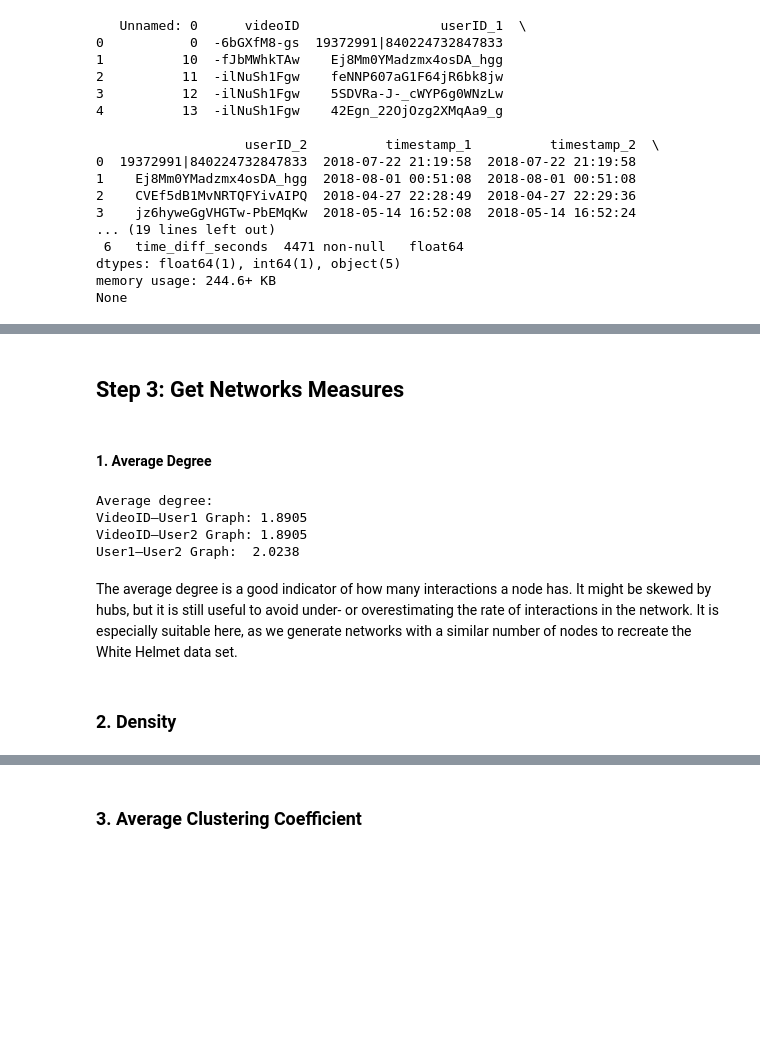
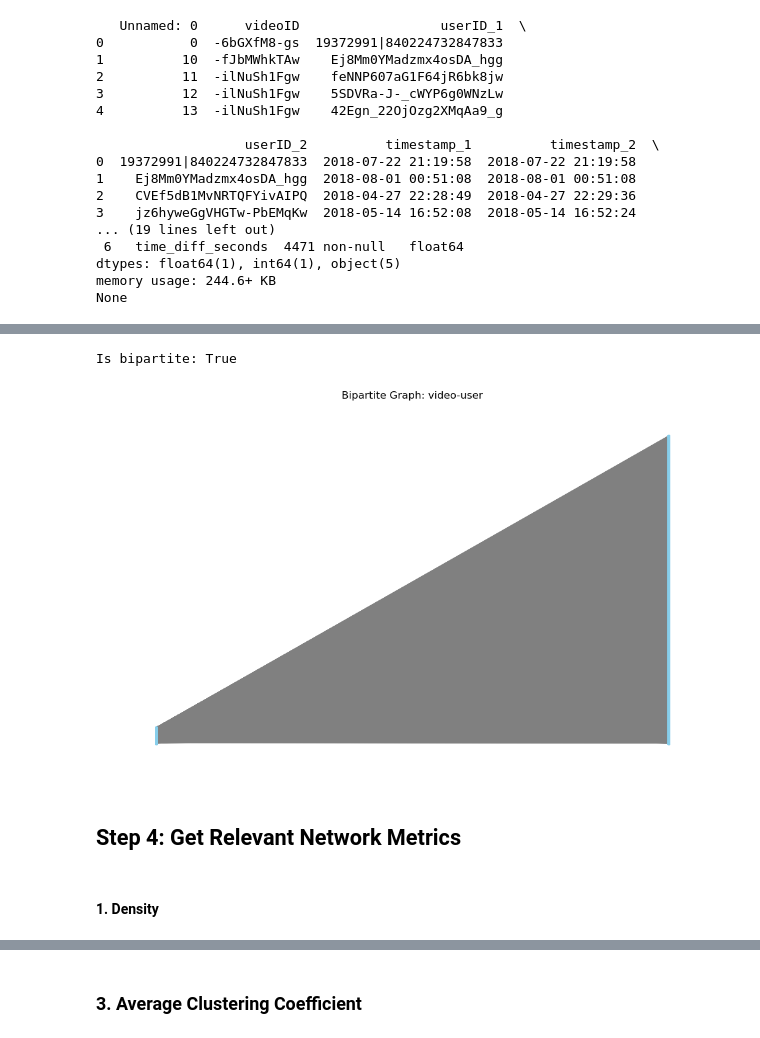
Before and after one commit to DanielQuiram-UM/Network_Science_Assignment_1, a Jupyter notebook: WS.ipynb, the cells around one changed output, grey strips where cells are left out. Drawn from its saved outputs; the diff is of its cells as text; code cells hidden in the pictures; blank space fills up the shorter version.

```diff
--- a/WS.ipynb
+++ b/WS.ipynb
@@ -201,28 +274,37 @@ plt.show()
+# %%
+#Create the bipartite graph
+video_user_graph = nx.Graph()
+video_user_graph.add_nodes_from(edge_weights['videoID'].unique(), bipartite=0)  # videos
+video_user_graph.add_nodes_from(edge_weights['userID'].unique(), bipartite=1)  # users
+
+# Add weighted edges
+for _, row in edge_weights.iterrows():
+    video_user_graph.add_edge(row['userID'], row['videoID'], weight=row['weight'])
+
+from networkx.algorithms import bipartite
+is_bipartite = bipartite.is_bipartite(video_user_graph)
+print(f"Is bipartite: {is_bipartite}")
+
+# Get the node sets (helps position the two groups separately)
+video_nodes = set(n for n, d in VideoID_User1_graph.nodes(data=True) if d['bipartite'] == 0)
+user_nodes = set(video_user_graph) - video_nodes
+
+# Define positions: one group left, one right
+pos = {}
+pos.update((n, (1, i)) for i, n in enumerate(video_nodes))
+pos.update((n, (2, i)) for i, n in enumerate(user_nodes))
+
+plt.figure(figsize=(10, 6))
+nx.draw(video_user_graph, pos=pos, with_labels=False, node_color='skyblue', edge_color='gray', node_size=5)
+plt.title("Bipartite visualization of Video-User")
+plt.show()
+# %% [output]
+Is bipartite: True
+[figure, added]
 # %% [markdown]
-## Step 3: Get Networks Measures
+## Step 4: Get Relevant Network Metrics
 # %% [markdown]
-#### 1. Average Degree
+#### 1. Density
-# %%
-def average_degree(G):
-    return sum(dict(G.degree()).values()) / G.number_of_nodes()
-
-avg_degree_User1 = average_degree(VideoID_User1_graph)
-avg_degree_User2 = average_degree(VideoID_User2_graph)
-avg_degree_UserGraph = average_degree(User_graph)
-
-print("Average degree:")
-print(f"VideoID–User1 Graph: {avg_degree_User1:.4f}")
-print(f"VideoID–User2 Graph: {avg_degree_User2:.4f}")
-print(f"User1–User2 Graph:  {avg_degree_UserGraph:.4f}")
-# %% [output]
-Average degree:
-VideoID–User1 Graph: 1.8905
-VideoID–User2 Graph: 1.8905
-User1–User2 Graph:  2.0238
-# %% [markdown]
-The average degree is a good indicator of how many interactions a node has. It might be skewed by hubs, but it is still useful to avoid under- or overestimating the rate of interactions in the network. It is especially suitable here, as we generate networks with a similar number of nodes to recreate the White Helmet data set.
-# %% [markdown]
-### 2. Density
 # %%
 density_User1 = nx.density(VideoID_User1_graph)
 density_User2 = nx.density(VideoID_User2_graph)
```
Also changed, not shown: parts of 31 cells of this notebook.
